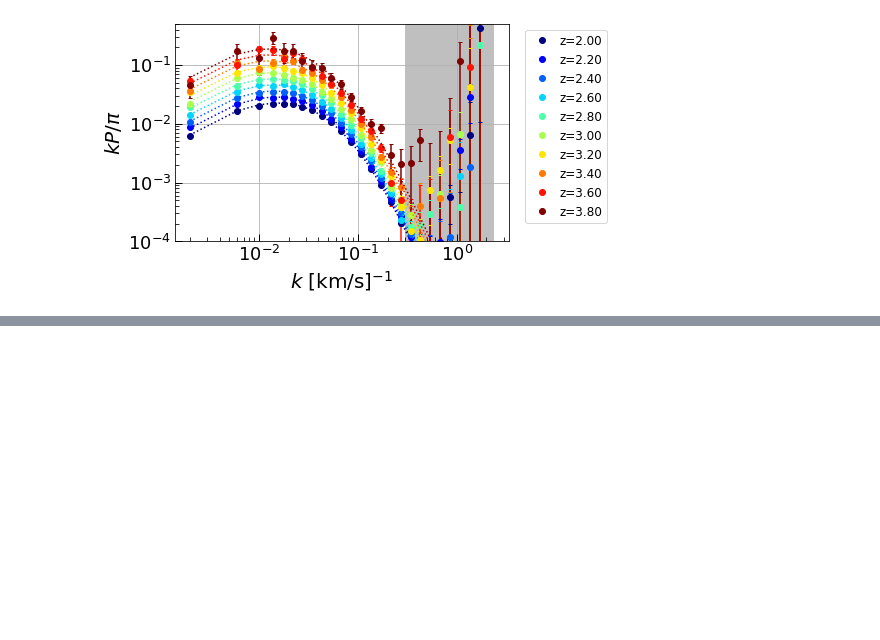
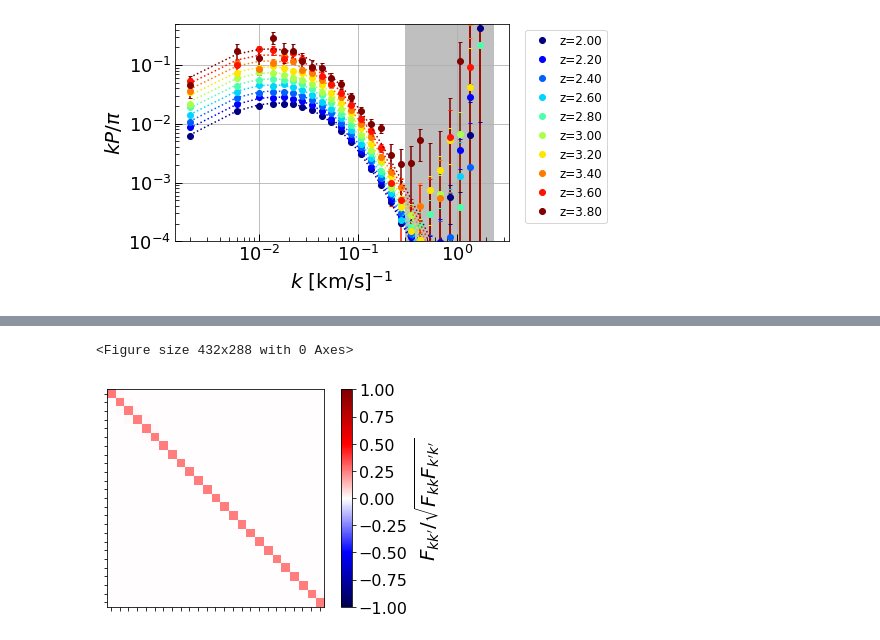
Before and after one commit to p-slash/qsotools, a Jupyter notebook: notebooks/PlottingQMLEResults.ipynb, the cells around one changed output, grey strips where cells are left out. Saved outputs shown, nothing was run; the diff lists cells and outputs as text; code cells hidden in the pictures; blank space fills up the shorter version.

```diff
--- a/notebooks/PlottingQMLEResults.ipynb
+++ b/notebooks/PlottingQMLEResults.ipynb
@@ -16,0 +35,5 @@ Chi-Square / dof: 216.95 / 250.
+# %%
+FP.plotKCrossZbin(1)
+# %% [output]
+<Figure size 432x288 with 0 Axes>
+[figure, added]
```
Also changed, not shown: parts of 5 cells of this notebook.
